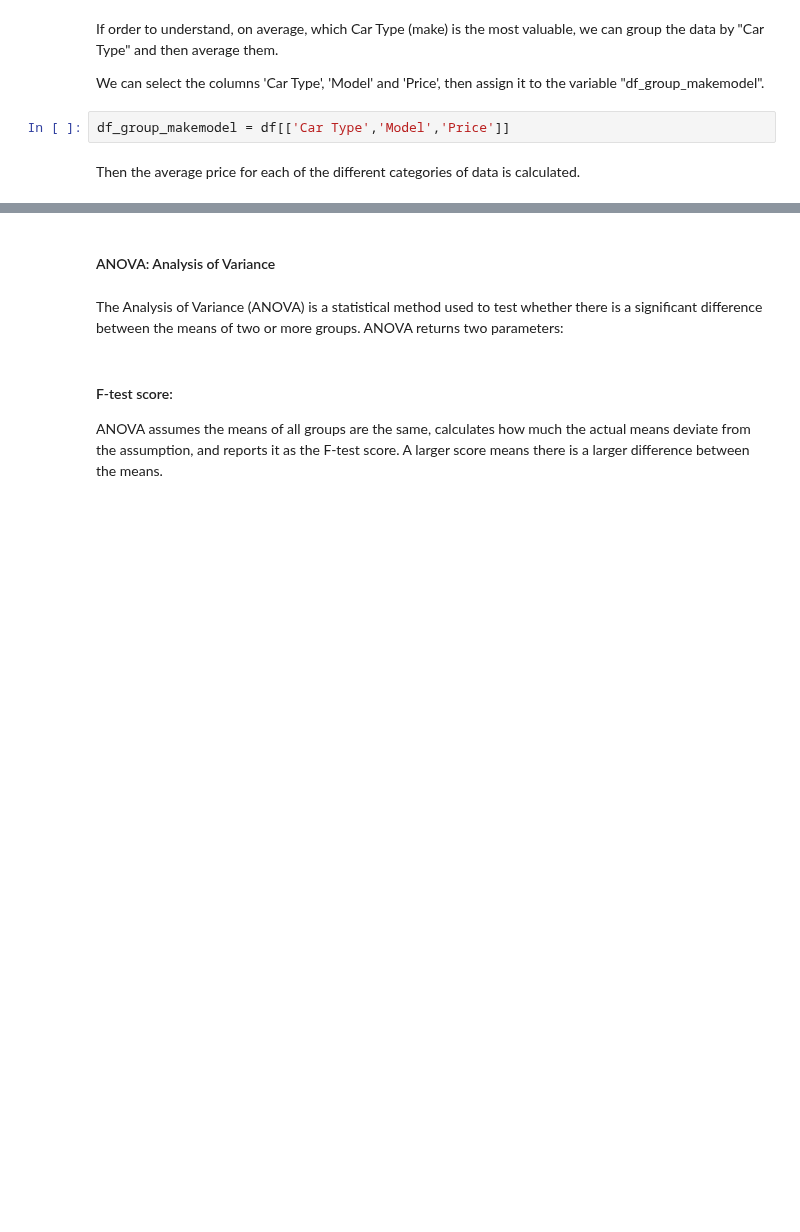
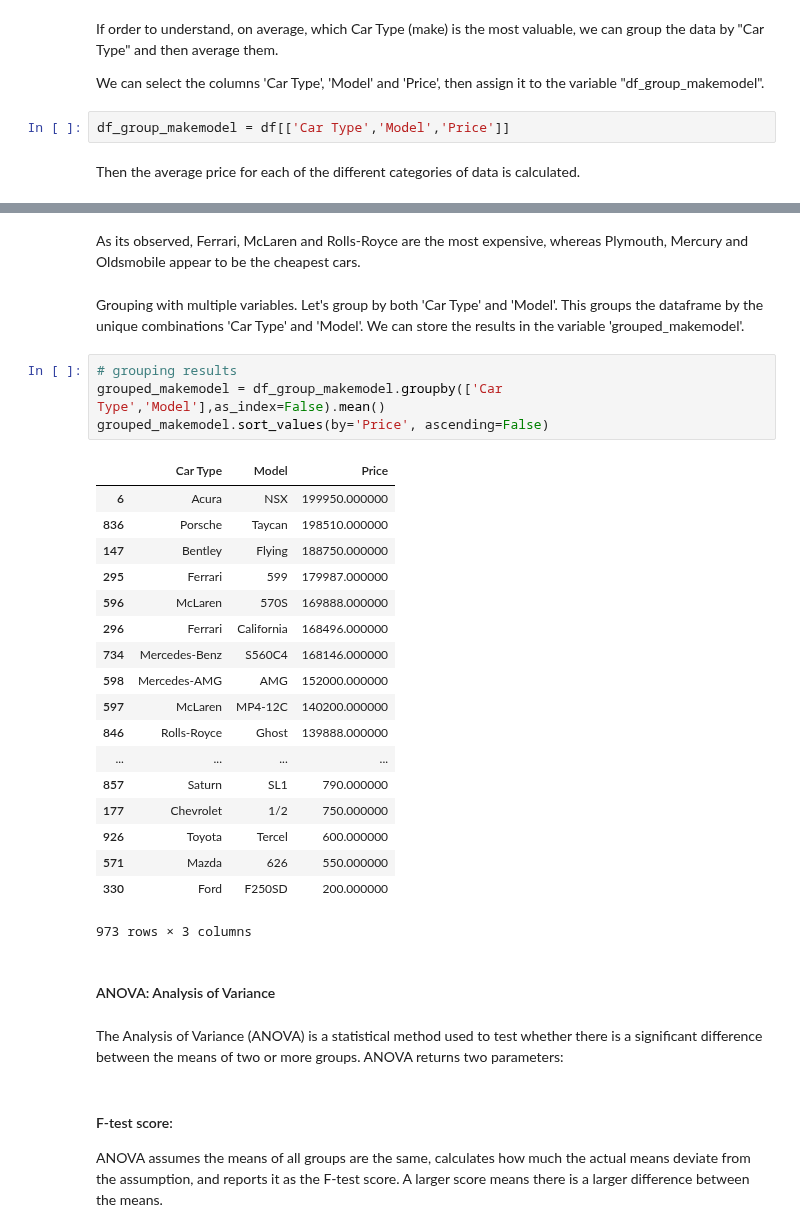
Before and after one commit to kavehamini/Used-Car-Price-Predictor, a Jupyter notebook: Analysis, Cleaning and Visualization of Used Honda Dataset obtained by Scraping Autotrader.ca.ipynb, the cells around one changed output, grey strips where cells are left out. Drawn from its saved outputs; the diff is of its cells as text; blank space fills up the shorter version.

```diff
--- a/Analysis, Cleaning and Visualization of Used Honda Dataset obtained by Scraping Autotrader.ca.ipynb
+++ b/Analysis, Cleaning and Visualization of Used Honda Dataset obtained by Scraping Autotrader.ca.ipynb
@@ -574,4 +574,31 @@ df_group_makemodel
 62 rows × 2 columns
+# %% [markdown]
+As its observed, Ferrari, McLaren and  Rolls-Royce are the most expensive, whereas  Plymouth, Mercury and Oldsmobile appear to be the cheapest cars.
+# %% [markdown]
+Grouping with multiple variables. Let's group by both 'Car Type' and 'Model'. This groups the dataframe by the unique combinations 'Car Type' and 'Model'. We can store the results in the variable 'grouped_makemodel'.
+# %%
+# grouping results
+grouped_makemodel = df_group_makemodel.groupby(['Car Type','Model'],as_index=False).mean()
+grouped_makemodel.sort_values(by='Price', ascending=False)
+# %% [output]
+|  | Car Type | Model | Price |
+| 6 | Acura | NSX | 199950.000000 |
+| 836 | Porsche | Taycan | 198510.000000 |
+| 147 | Bentley | Flying | 188750.000000 |
+| 295 | Ferrari | 599 | 179987.000000 |
+| 596 | McLaren | 570S | 169888.000000 |
+| 296 | Ferrari | California | 168496.000000 |
+| 734 | Mercedes-Benz | S560C4 | 168146.000000 |
+| 598 | Mercedes-AMG | AMG | 152000.000000 |
+| 597 | McLaren | MP4-12C | 140200.000000 |
+| 846 | Rolls-Royce | Ghost | 139888.000000 |
+| ... | ... | ... | ... |
+| 857 | Saturn | SL1 | 790.000000 |
+| 177 | Chevrolet | 1/2 | 750.000000 |
+| 926 | Toyota | Tercel | 600.000000 |
+| 571 | Mazda | 626 | 550.000000 |
+| 330 | Ford | F250SD | 200.000000 |
+973 rows × 3 columns
 # %% [markdown]
 #### ANOVA: Analysis of Variance
 # %% [markdown]
```
Also changed, not shown: parts of 1 cell of this notebook.
